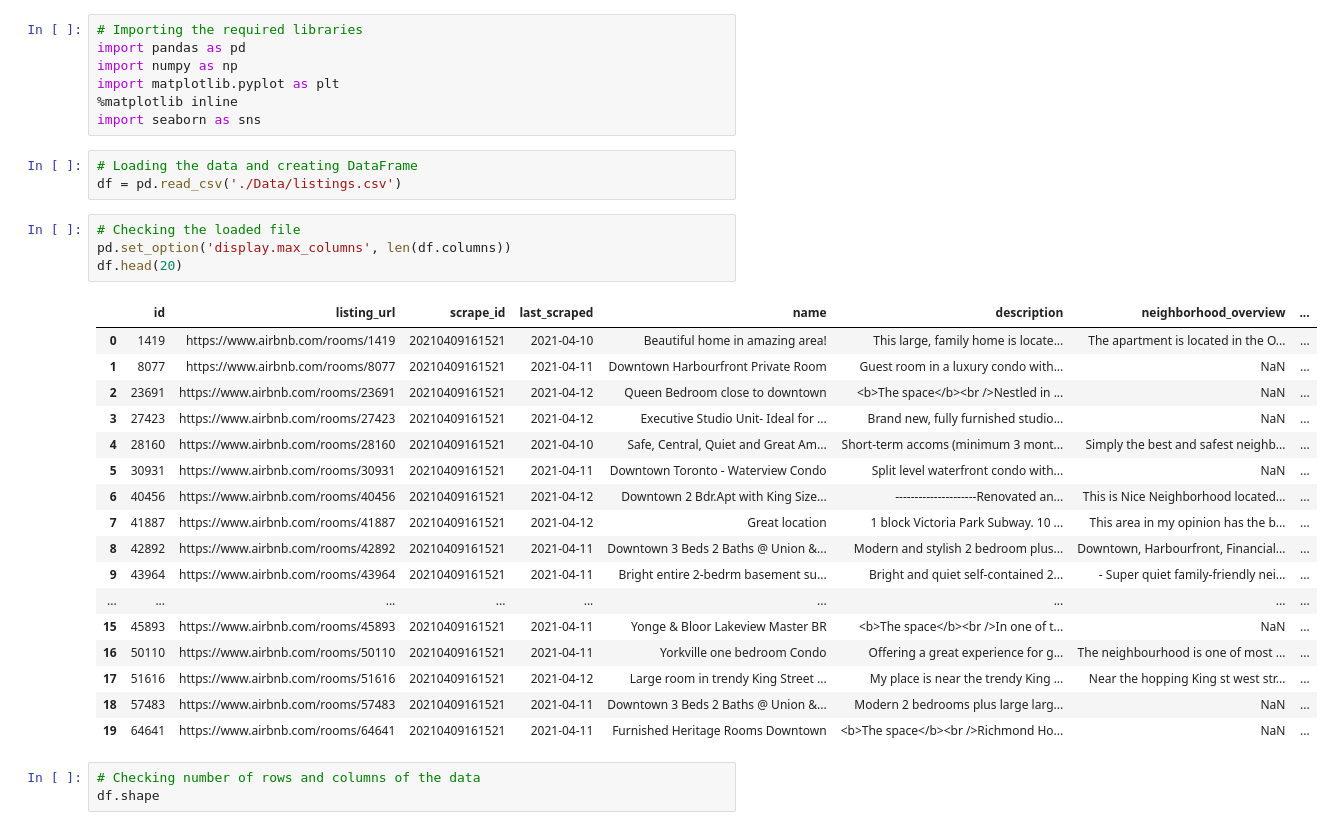
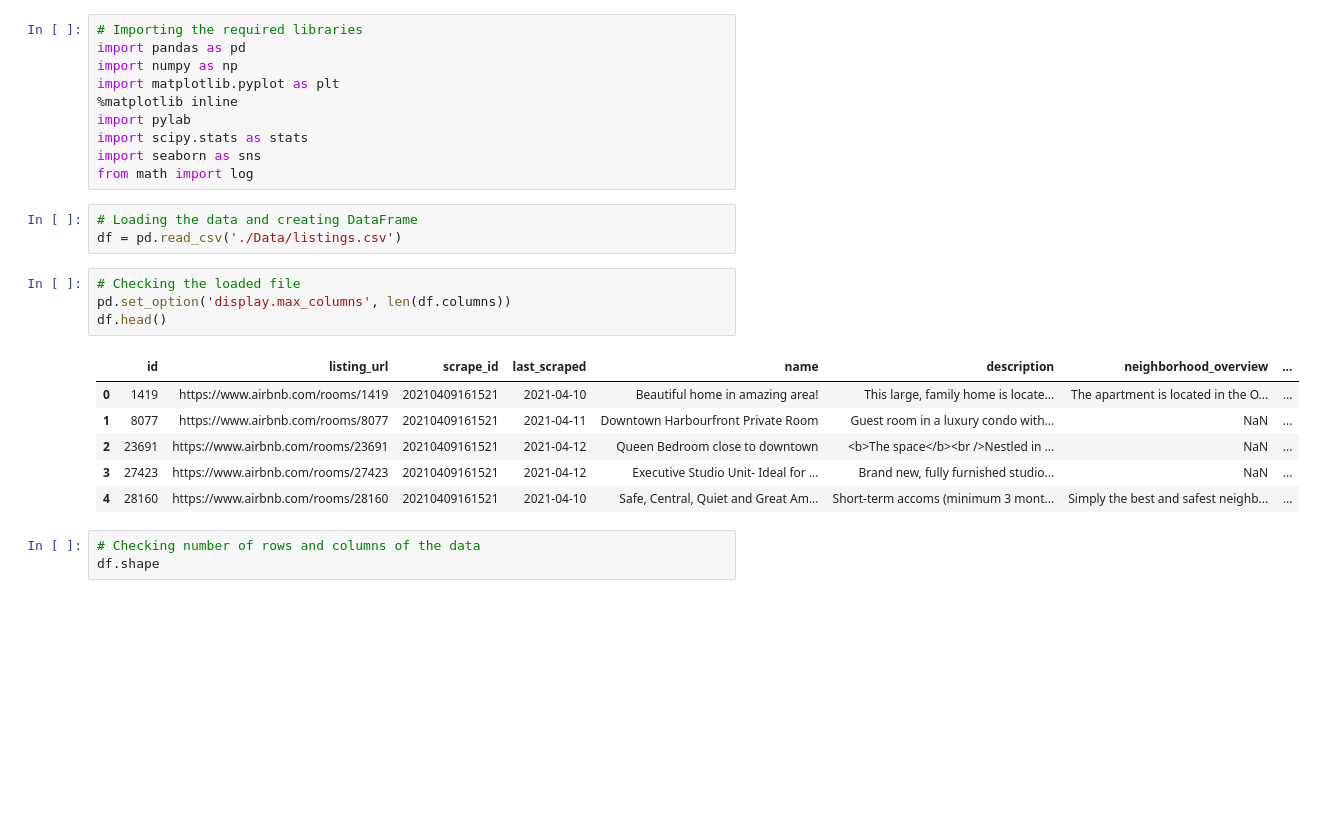
Before and after one commit to GKPSingh/Toronto-Airbnb, a Jupyter notebook: Data-Wrangling.ipynb, the cells around one changed output. Saved outputs shown, nothing was run; the diff lists cells and outputs as text; blank space fills up the shorter version.

```diff
--- a/Data-Wrangling.ipynb
+++ b/Data-Wrangling.ipynb
@@ -4,32 +4,24 @@ import pandas as pd
 import numpy as np
 import matplotlib.pyplot as plt
 %matplotlib inline
+import pylab
+import scipy.stats as stats
 import seaborn as sns
+from math import log
 # %%
 # Loading the data and creating DataFrame
 df = pd.read_csv('./Data/listings.csv')
 # %%
 # Checking the loaded file
 pd.set_option('display.max_columns', len(df.columns))
-df.head(20)
+df.head()
 # %% [output]
 |  | id | listing_url | scrape_id | last_scraped | name | description | neighborhood_overview | ... |
 | 0 | 1419 | https://www.airbnb.com/rooms/1419 | 20210409161521 | 2021-04-10 | Beautiful home in amazing area! | This large, family home is locate... | The apartment is located in the O... | ... |
 | 1 | 8077 | https://www.airbnb.com/rooms/8077 | 20210409161521 | 2021-04-11 | Downtown Harbourfront Private Room | Guest room in a luxury condo with... | NaN | ... |
 | 2 | 23691 | https://www.airbnb.com/rooms/23691 | 20210409161521 | 2021-04-12 | Queen Bedroom close to downtown | <b>The space</b><br />Nestled in ... | NaN | ... |
 | 3 | 27423 | https://www.airbnb.com/rooms/27423 | 20210409161521 | 2021-04-12 | Executive Studio Unit- Ideal for ... | Brand new, fully furnished studio... | NaN | ... |
 | 4 | 28160 | https://www.airbnb.com/rooms/28160 | 20210409161521 | 2021-04-10 | Safe, Central, Quiet and Great Am... | Short-term accoms (minimum 3 mont... | Simply the best and safest neighb... | ... |
-| 5 | 30931 | https://www.airbnb.com/rooms/30931 | 20210409161521 | 2021-04-11 | Downtown Toronto - Waterview Condo | Split level waterfront condo with... | NaN | ... |
-| 6 | 40456 | https://www.airbnb.com/rooms/40456 | 20210409161521 | 2021-04-12 | Downtown 2 Bdr.Apt with King Size... | ---------------------Renovated an... | This is Nice Neighborhood located... | ... |
-| 7 | 41887 | https://www.airbnb.com/rooms/41887 | 20210409161521 | 2021-04-12 | Great location | 1 block Victoria Park Subway. 10 ... | This area in my opinion has the b... | ... |
-| 8 | 42892 | https://www.airbnb.com/rooms/42892 | 20210409161521 | 2021-04-11 | Downtown 3 Beds 2 Baths @ Union &... | Modern and stylish 2 bedroom plus... | Downtown, Harbourfront, Financial... | ... |
-| 9 | 43964 | https://www.airbnb.com/rooms/43964 | 20210409161521 | 2021-04-11 | Bright entire 2-bedrm basement su... | Bright and quiet self-contained 2... | - Super quiet family-friendly nei... | ... |
-| ... | ... | ... | ... | ... | ... | ... | ... | ... |
-| 15 | 45893 | https://www.airbnb.com/rooms/45893 | 20210409161521 | 2021-04-11 | Yonge & Bloor Lakeview Master BR | <b>The space</b><br />In one of t... | NaN | ... |
-| 16 | 50110 | https://www.airbnb.com/rooms/50110 | 20210409161521 | 2021-04-11 | Yorkville one bedroom Condo | Offering a great experience for g... | The neighbourhood is one of most ... | ... |
-| 17 | 51616 | https://www.airbnb.com/rooms/51616 | 20210409161521 | 2021-04-12 | Large room in trendy King Street ... | My place is near the trendy King ... | Near the hopping King st west str... | ... |
-| 18 | 57483 | https://www.airbnb.com/rooms/57483 | 20210409161521 | 2021-04-11 | Downtown 3 Beds 2 Baths @ Union &... | Modern 2 bedrooms plus large larg... | NaN | ... |
-| 19 | 64641 | https://www.airbnb.com/rooms/64641 | 20210409161521 | 2021-04-11 | Furnished Heritage Rooms Downtown | <b>The space</b><br />Richmond Ho... | NaN | ... |
 # %%
 # Checking number of rows and columns of the data
 df.shape
```
Also changed, not shown: parts of 26 cells of this notebook.
